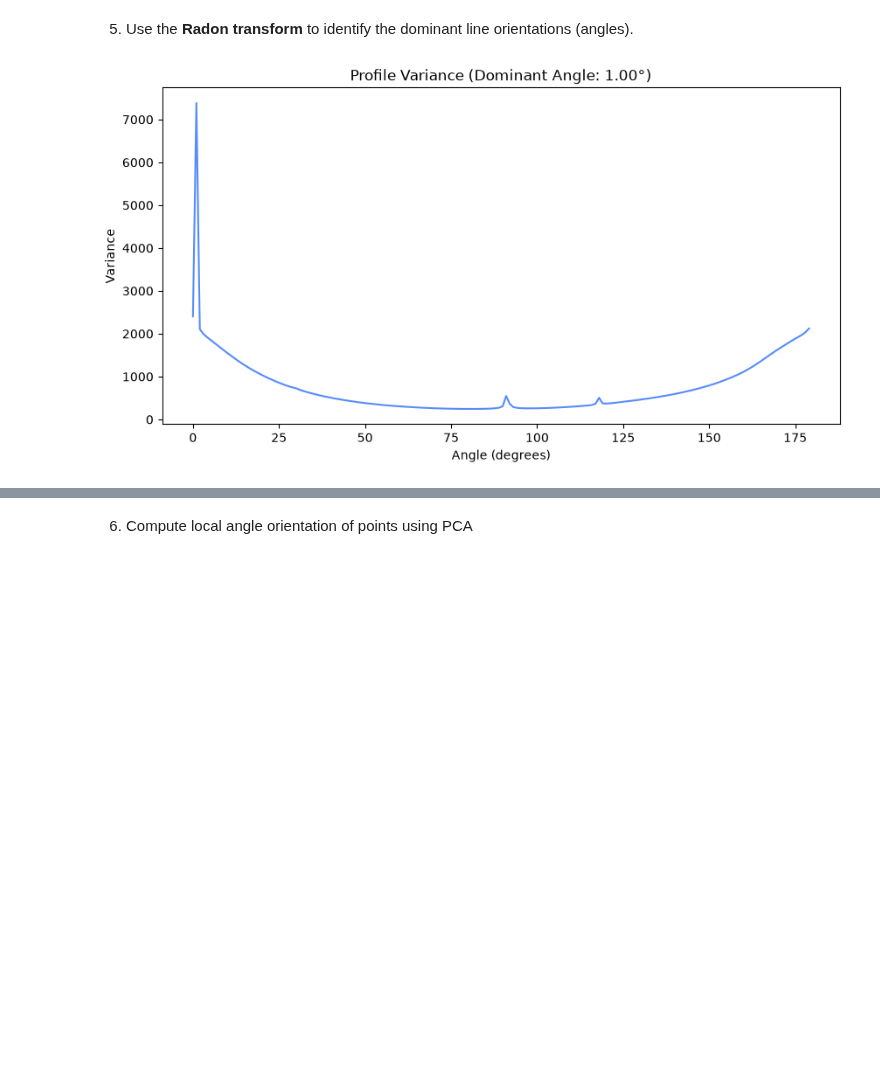
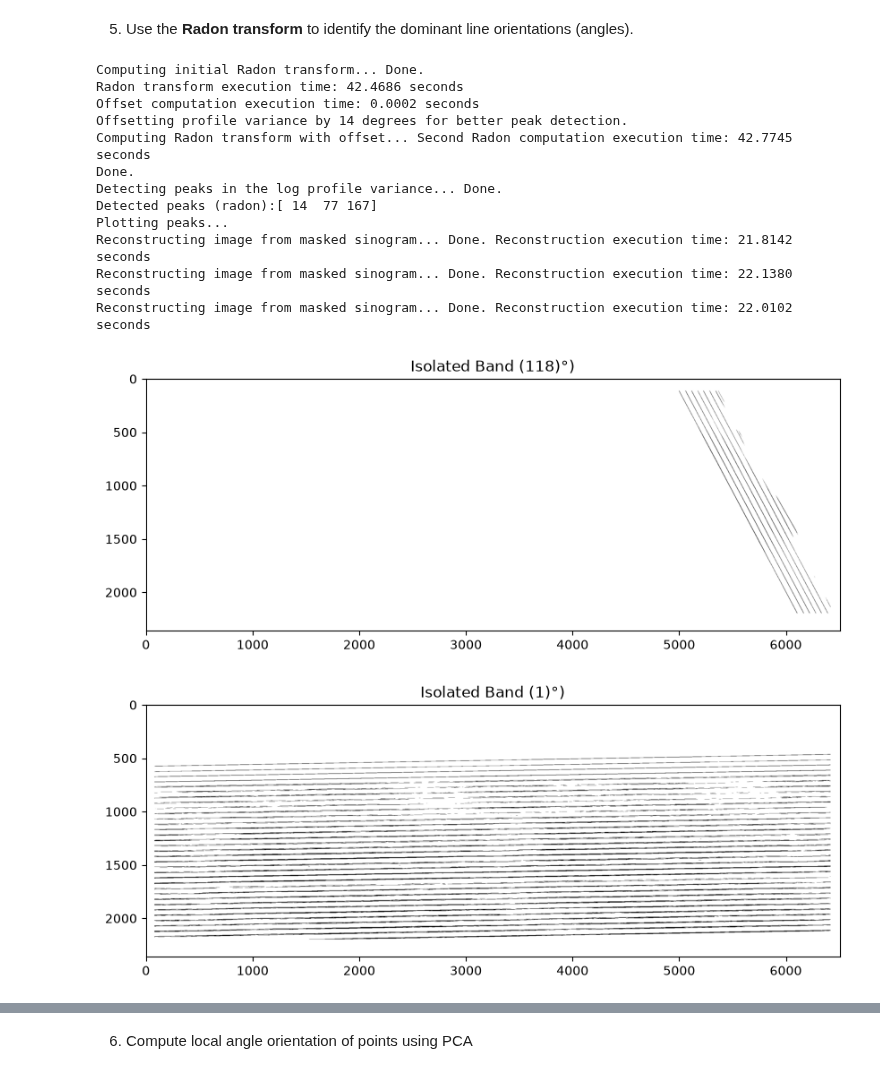
Before and after one commit to franciscorpuz-NOAA/interpolation_uncertainty, a Jupyter notebook: notebooks/sim_H13060.ipynb, the cells around one changed output, grey strips where cells are left out. Saved outputs shown, nothing was run; the diff lists cells and outputs as text; code cells hidden in the pictures; blank space fills up the shorter version.

```diff
--- a/notebooks/sim_H13060.ipynb
+++ b/notebooks/sim_H13060.ipynb
@@ -113,9 +113,30 @@ plt.show()
 # %%
 # Run the Radon transform over the full skeleton to identify the single most
 # prominent orientation. The variance profile peaks at angles where projections
 # are concentrated — characteristic of linear features aligned with that angle.
-dominant_orientations = compute_dominant_angle_radon_transform(
-    bathy_thin, plot_profile_variance=True, circle=False
-)
+angle_info = None
+point_orientation, angle_info = compute_local_orientation(bathy_binary,
+                                  method='radon',
+                                  plot_orientation=False,
+                                  circle=False,
+                                  angular_tolerance=3,
+                                  pixel_tolerance=3,
+                                  min_intensity=5,
+                                  do_offset=True,
+                                  precomputed_theta=angle_info,
+                                  zoom_factor=2)
 # %% [output]
+Computing initial Radon transform... Done.
+Radon transform execution time: 42.4686 seconds
+Offset computation execution time: 0.0002 seconds
+Offsetting profile variance by 14 degrees for better peak detection.
+Computing Radon transform with offset... Second Radon computation execution time: 42.7745 seconds
+Done.
+Detecting peaks in the log profile variance... Done.
+Detected peaks (radon):[ 14  77 167]
+Plotting peaks...
+Reconstructing image from masked sinogram... Done. Reconstruction execution time: 21.8142 seconds
+Reconstructing image from masked sinogram... Done. Reconstruction execution time: 22.1380 seconds
+Reconstructing image from masked sinogram... Done. Reconstruction execution time: 22.0102 seconds
-[figure, old version]
+[figure, new version]
+[figure, added]
```
Also changed, not shown: parts of 6 cells of this notebook, 10 other files.
